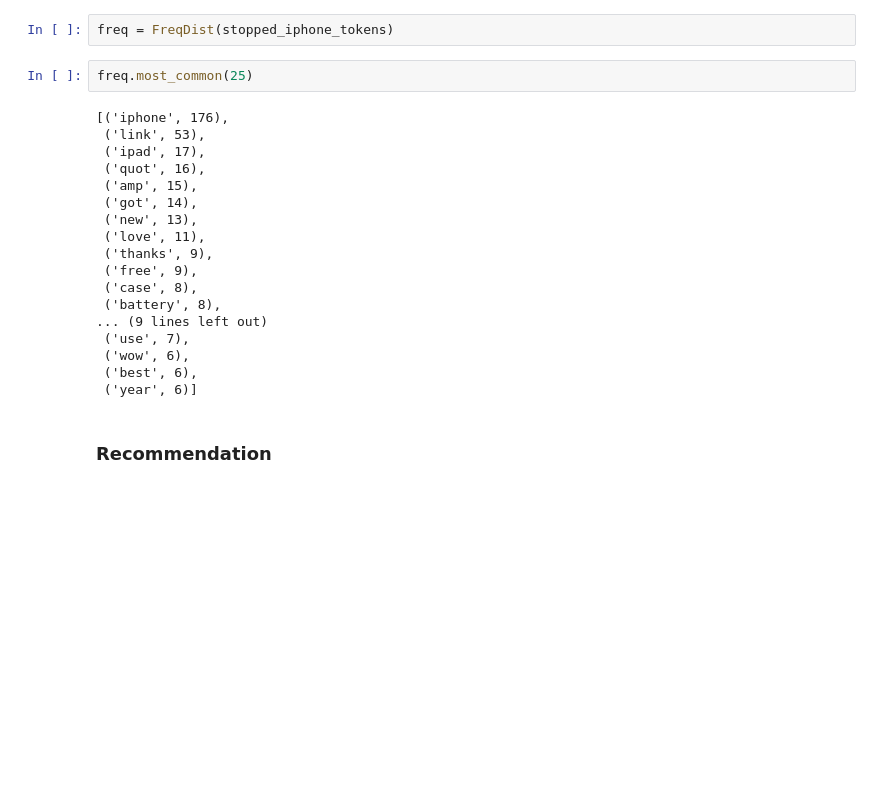
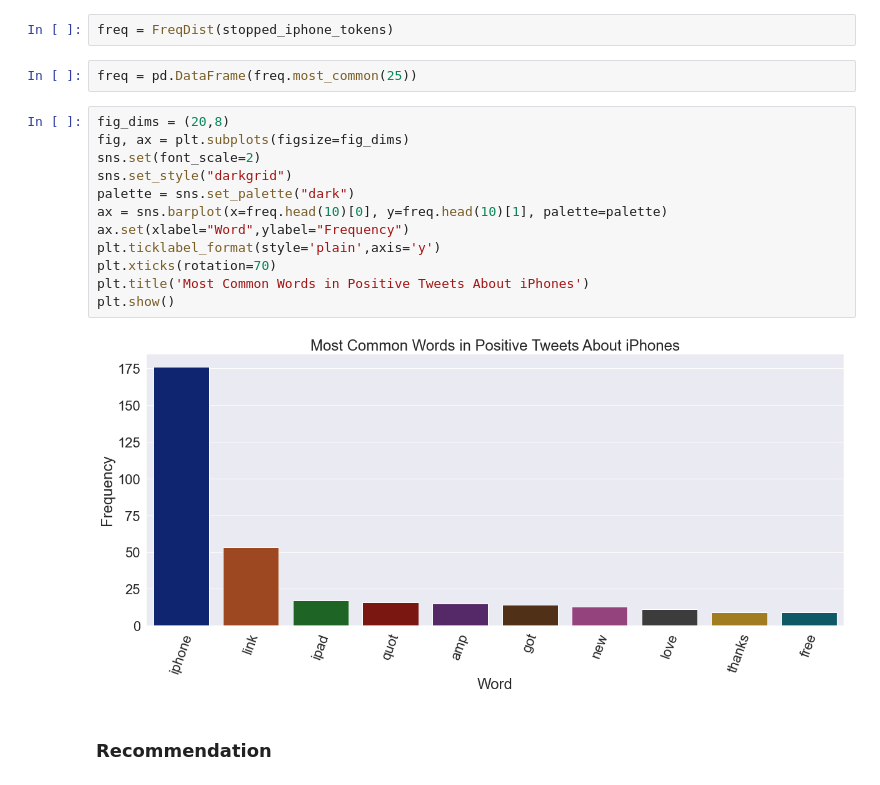
Before and after one commit to JosephDenney/Tweet_Analysis, a Jupyter notebook: Tweet_Analysis.ipynb, the cells around one changed output. Drawn from its saved outputs; the diff is of its cells as text; blank space fills up the shorter version.

```diff
--- a/Tweet_Analysis.ipynb
+++ b/Tweet_Analysis.ipynb
@@ -1949,25 +1949,21 @@ stopped_iphone_tokens = [word.lower() for word in iphone_tokens if word.lower()
 # %%
 freq = FreqDist(stopped_iphone_tokens)
 # %%
-freq.most_common(25)
+freq = pd.DataFrame(freq.most_common(25))
-# %% [output]
-[('iphone', 176),
- ('link', 53),
- ('ipad', 17),
- ('quot', 16),
- ('amp', 15),
- ('got', 14),
- ('new', 13),
- ('love', 11),
- ('thanks', 9),
- ('free', 9),
- ('case', 8),
- ('battery', 8),
-... (9 lines left out)
- ('use', 7),
- ('wow', 6),
- ('best', 6),
- ('year', 6)]
+# %%
+fig_dims = (20,8)
+fig, ax = plt.subplots(figsize=fig_dims)
+sns.set(font_scale=2)
+sns.set_style("darkgrid")
+palette = sns.set_palette("dark")
+ax = sns.barplot(x=freq.head(10)[0], y=freq.head(10)[1], palette=palette)
+ax.set(xlabel="Word",ylabel="Frequency")
+plt.ticklabel_format(style='plain',axis='y')
+plt.xticks(rotation=70)
+plt.title('Most Common Words in Positive Tweets About iPhones')
+plt.show()
+# %% [output]
+[figure, added]
 # %% [markdown]
 ### Recommendation
 # %% [markdown]
```
Also changed, not shown: parts of 30 cells of this notebook, 2 other files.
